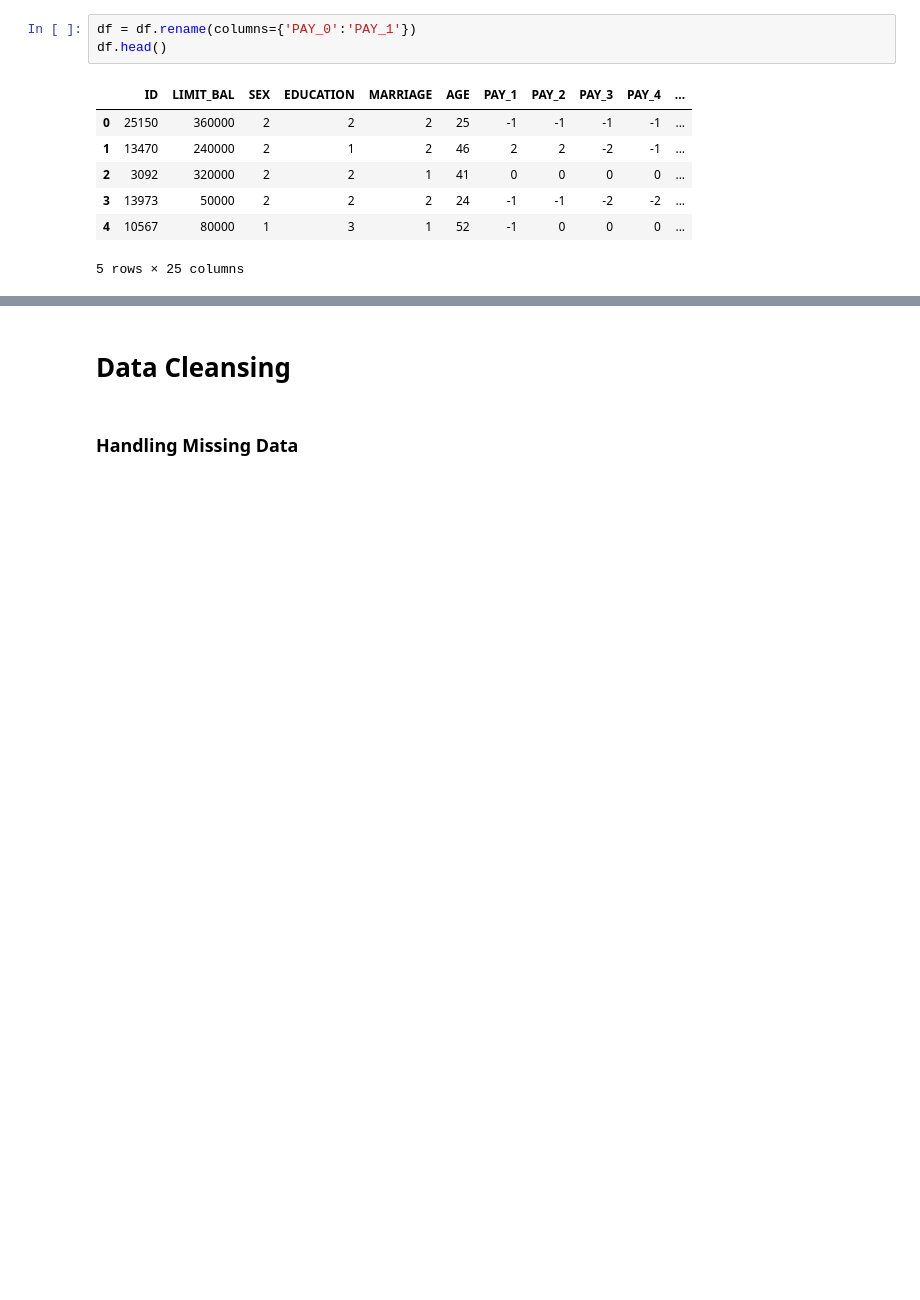
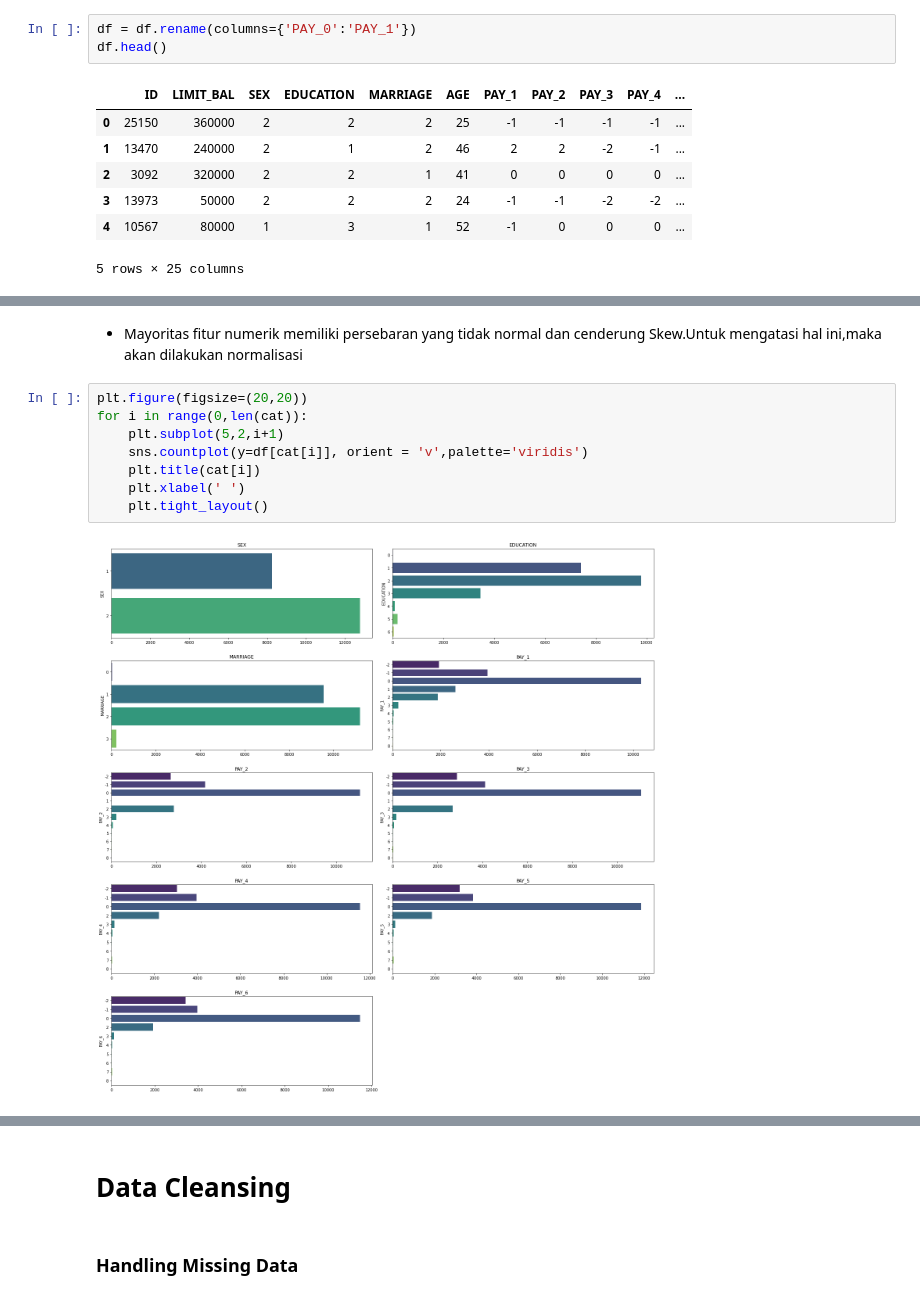
Before and after one commit to audryannoor/-Payment_Default_Prediction, a Jupyter notebook: Model_Lowers_Default_Rate_Floupin.ipynb, the cells around one changed output, grey strips where cells are left out. Cells and saved outputs as stored; diff of their text form; blank space fills up the shorter version.

```diff
--- a/Model_Lowers_Default_Rate_Floupin.ipynb
+++ b/Model_Lowers_Default_Rate_Floupin.ipynb
@@ -50,0 +80,12 @@ df.head()
+# %% [markdown]
+* Mayoritas fitur numerik memiliki persebaran yang tidak normal dan cenderung Skew.Untuk mengatasi hal ini,maka akan dilakukan normalisasi
+# %%
+plt.figure(figsize=(20,20))
+for i in range(0,len(cat)):
+    plt.subplot(5,2,i+1)
+    sns.countplot(y=df[cat[i]], orient = 'v',palette='viridis')
+    plt.title(cat[i])
+    plt.xlabel(' ')
+    plt.tight_layout()
+# %% [output]
+[figure, added]
```
Also changed, not shown: parts of 29 cells of this notebook.
